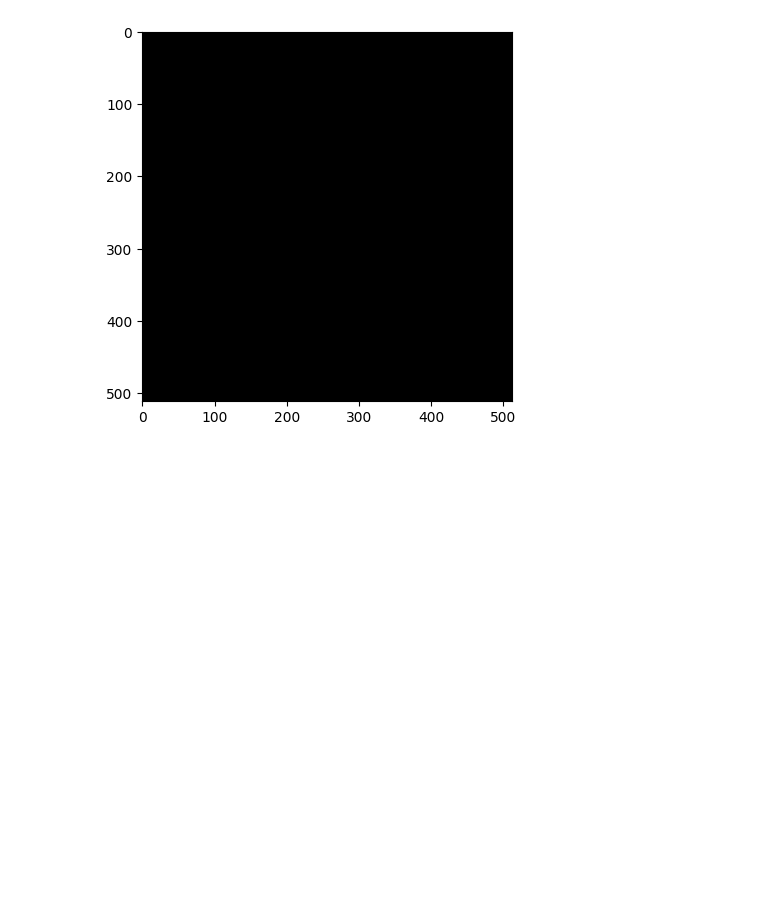
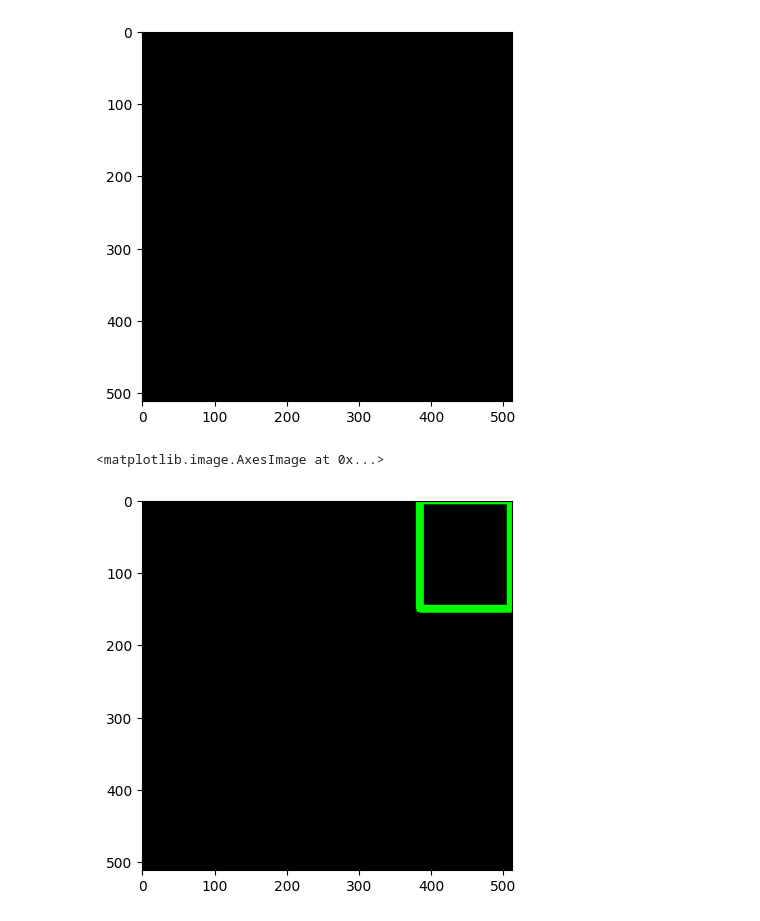
Before and after one commit to BrianLearning-source/PCVK_Genap_2026, a Jupyter notebook: Pertemuan_2b.ipynb, the cells around one changed output. Cells and saved outputs as stored; diff of their text form; code cells hidden in the pictures; blank space fills up the shorter version.

Commit message:
cvline, cvRectangle, cvCircle

```diff
--- a/Pertemuan_2b.ipynb
+++ b/Pertemuan_2b.ipynb
@@ -87,3 +87,14 @@ plt.imshow(black_img)
 # %% [output]
 <matplotlib.image.AxesImage at 0x...>
 [figure]
+# %%
+import matplotlib.pyplot as plt
+import numpy as np
+import cv2
+
+black_img = np.zeros(shape=(512,512,3),dtype=np.int16)
+cv2.rectangle(black_img, pt1=(384,0), pt2=(510,150),color=(0,255,0),thickness=10)
+plt.imshow(black_img)
+# %% [output]
+<matplotlib.image.AxesImage at 0x...>
+[figure, added]
```
Also changed, not shown: parts of 3 cells of this notebook.
